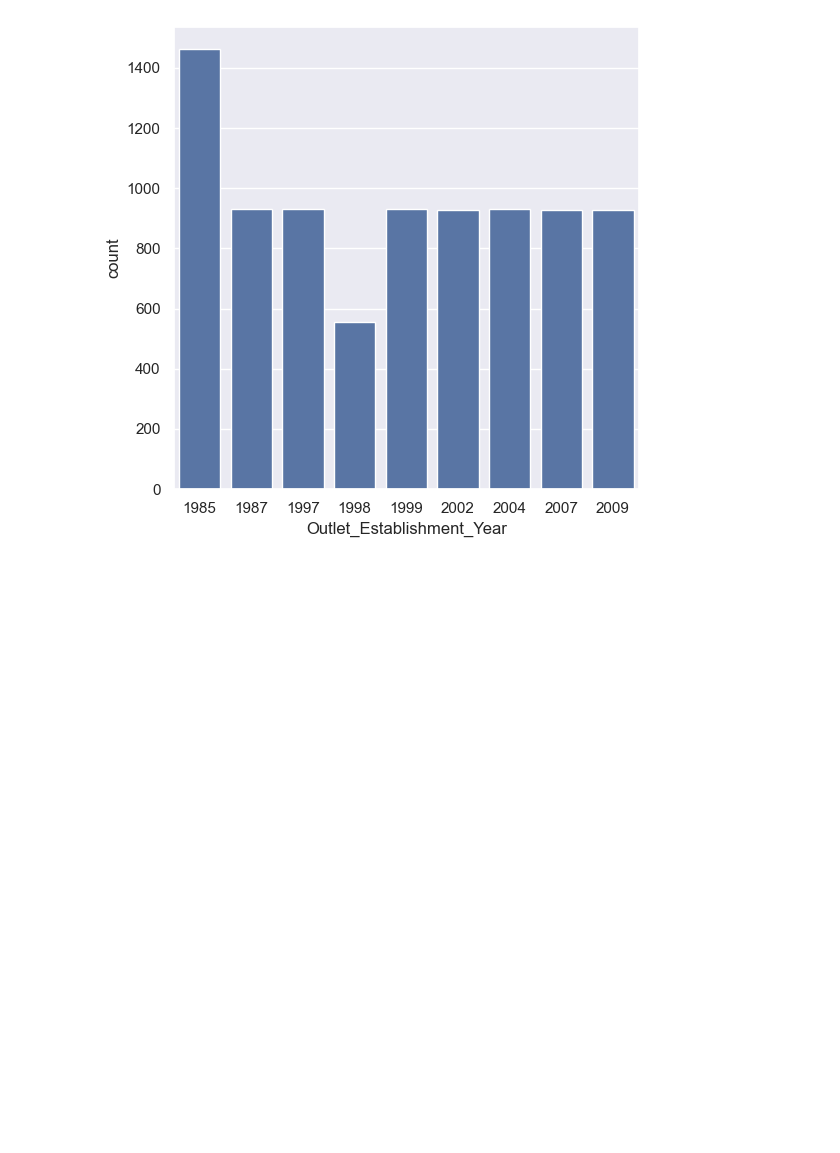
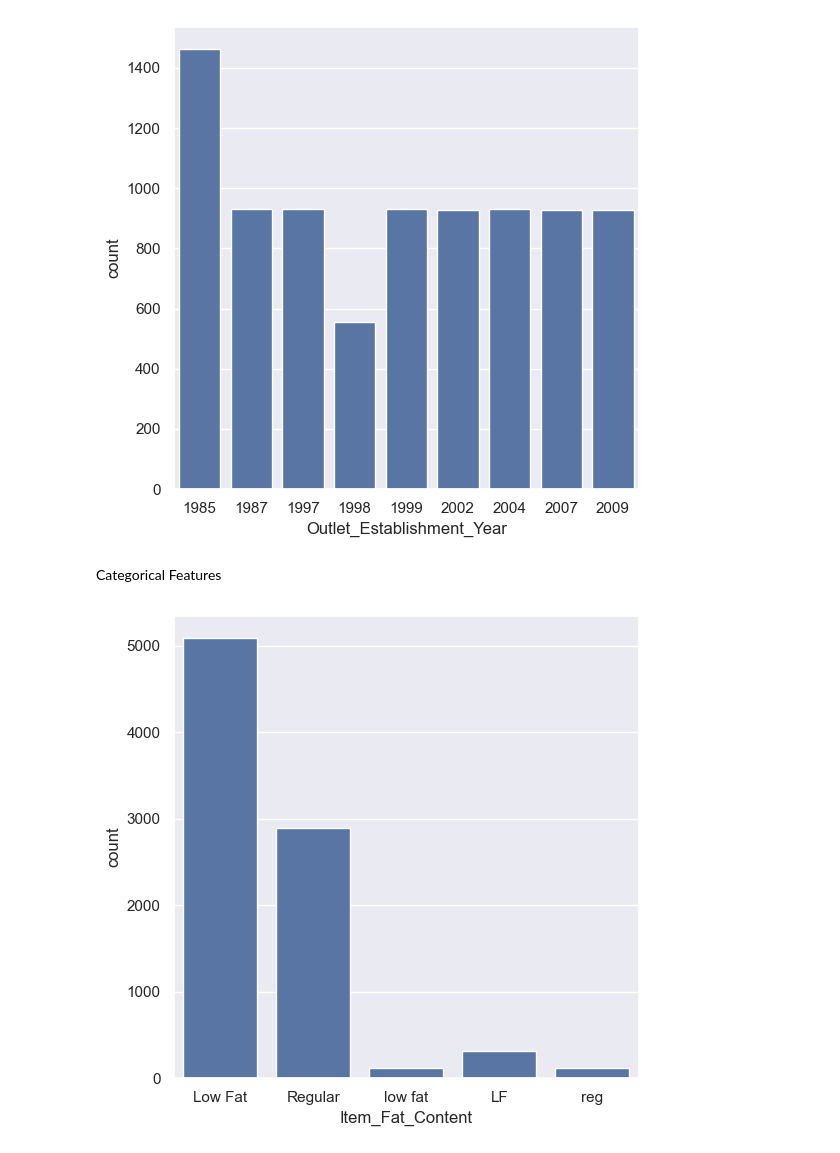
Before and after one commit to SinghKriti11/Big_Mart_Sales_Prediction, a Jupyter notebook: p3.ipynb, the cells around one changed output. Cells and saved outputs as stored; diff of their text form; code cells hidden in the pictures; blank space fills up the shorter version.

```diff
--- a/p3.ipynb
+++ b/p3.ipynb
@@ -249,3 +249,12 @@ sns.countplot(x='Outlet_Establishment_Year', data=big_mart_data)
 plt.show()
 # %% [output]
 [figure]
+# %% [markdown]
+Categorical Features
+# %%
+# Item_Fat_Content column
+plt.figure(figsize=(6,6))
+sns.countplot(x='Item_Fat_Content', data=big_mart_data)
+plt.show()
+# %% [output]
+[figure, added]
```
